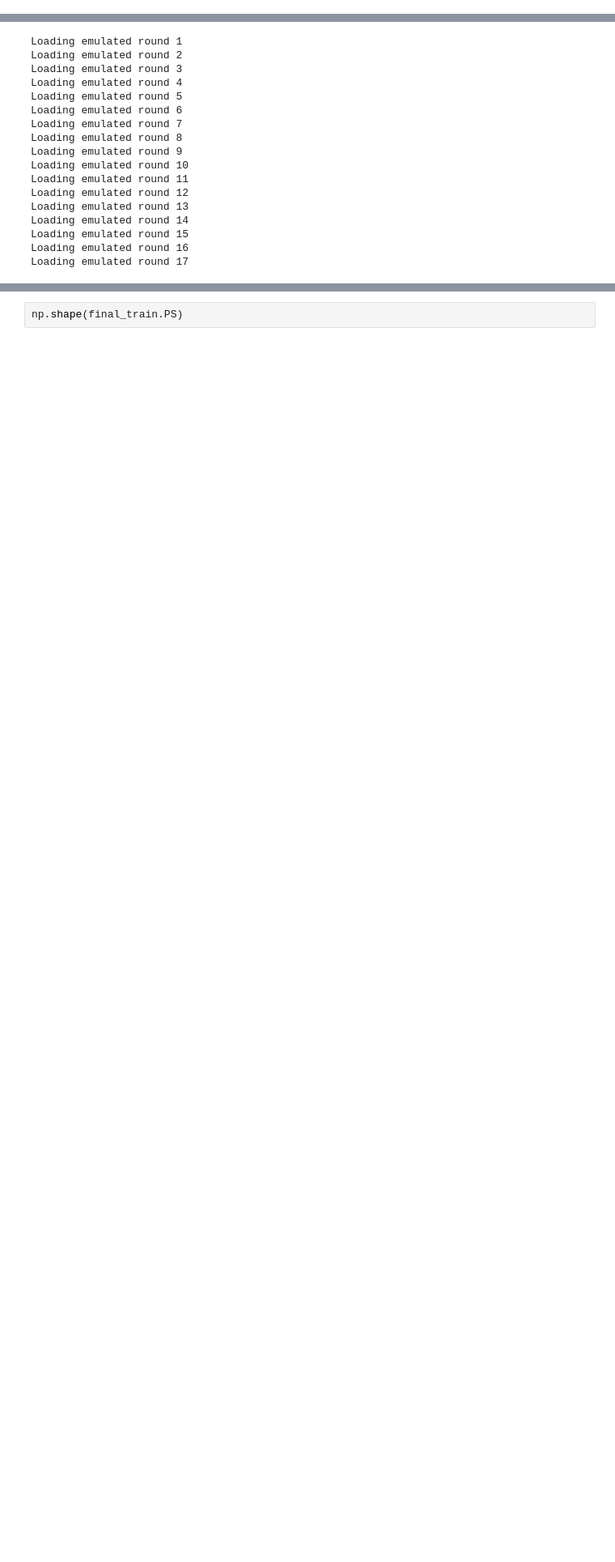
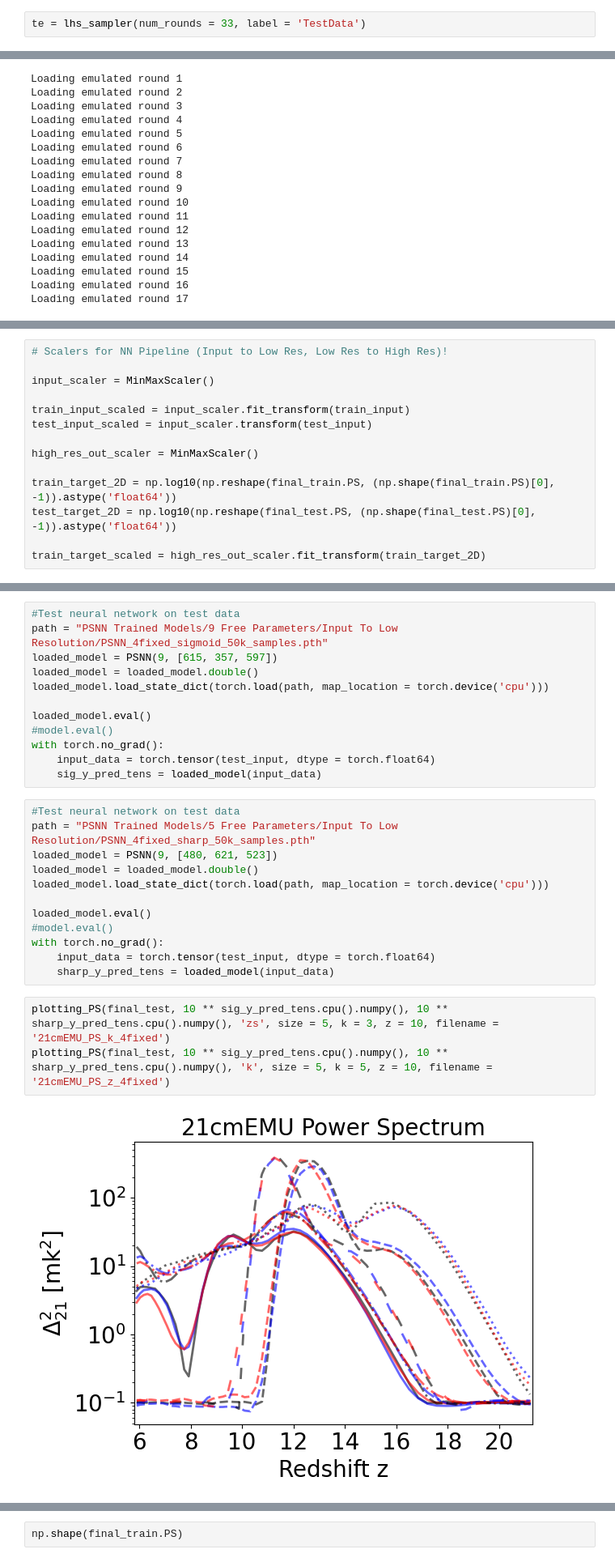
Before and after one commit to Rillard2001/RealMSc, a Jupyter notebook: 21cmEMU_TrainingData.ipynb, the cells around one changed output, grey strips where cells are left out. Shown at 81% size. Cells and saved outputs as stored; diff of their text form; blank space fills up the shorter version.

```diff
--- a/21cmEMU_TrainingData.ipynb
+++ b/21cmEMU_TrainingData.ipynb
@@ -67,0 +66,2 @@ Loading
+# %%
+te = lhs_sampler(num_rounds = 33, label = 'TestData')
@@ -89,0 +164,14 @@ Loading emulated round 17
+# %%
+# Scalers for NN Pipeline (Input to Low Res, Low Res to High Res)!
+
+input_scaler = MinMaxScaler()
+
+train_input_scaled = input_scaler.fit_transform(train_input)
+test_input_scaled = input_scaler.transform(test_input)
+
+high_res_out_scaler = MinMaxScaler()
+
+train_target_2D = np.log10(np.reshape(final_train.PS, (np.shape(final_train.PS)[0], -1)).astype('float64'))
+test_target_2D = np.log10(np.reshape(final_test.PS, (np.shape(final_test.PS)[0], -1)).astype('float64'))
+
+train_target_scaled = high_res_out_scaler.fit_transform(train_target_2D)
@@ -89,0 +229,29 @@ Loading emulated round 17
+# %%
+#Test neural network on test data
+path = "PSNN Trained Models/9 Free Parameters/Input To Low Resolution/PSNN_4fixed_sigmoid_50k_samples.pth"
+loaded_model = PSNN(9, [615, 357, 597])
+loaded_model = loaded_model.double()
+loaded_model.load_state_dict(torch.load(path, map_location = torch.device('cpu')))
+
+loaded_model.eval()
+#model.eval()
+with torch.no_grad():
+    input_data = torch.tensor(test_input, dtype = torch.float64)
+    sig_y_pred_tens = loaded_model(input_data)
+# %%
+#Test neural network on test data
+path = "PSNN Trained Models/5 Free Parameters/Input To Low Resolution/PSNN_4fixed_sharp_50k_samples.pth"
+loaded_model = PSNN(9, [480, 621, 523])
+loaded_model = loaded_model.double()
+loaded_model.load_state_dict(torch.load(path, map_location = torch.device('cpu')))
+
+loaded_model.eval()
+#model.eval()
+with torch.no_grad():
+    input_data = torch.tensor(test_input, dtype = torch.float64)
+    sharp_y_pred_tens = loaded_model(input_data)
+# %%
+plotting_PS(final_test, 10 ** sig_y_pred_tens.cpu().numpy(), 10 ** sharp_y_pred_tens.cpu().numpy(), 'zs', size = 5, k = 3, z = 10, filename = '21cmEMU_PS_k_4fixed')
+plotting_PS(final_test, 10 ** sig_y_pred_tens.cpu().numpy(), 10 ** sharp_y_pred_tens.cpu().numpy(), 'k', size = 5, k = 5, z = 10, filename = '21cmEMU_PS_z_4fixed')
+# %% [output]
+[figure, added]
```
Also changed, not shown: parts of 22 cells of this notebook.
